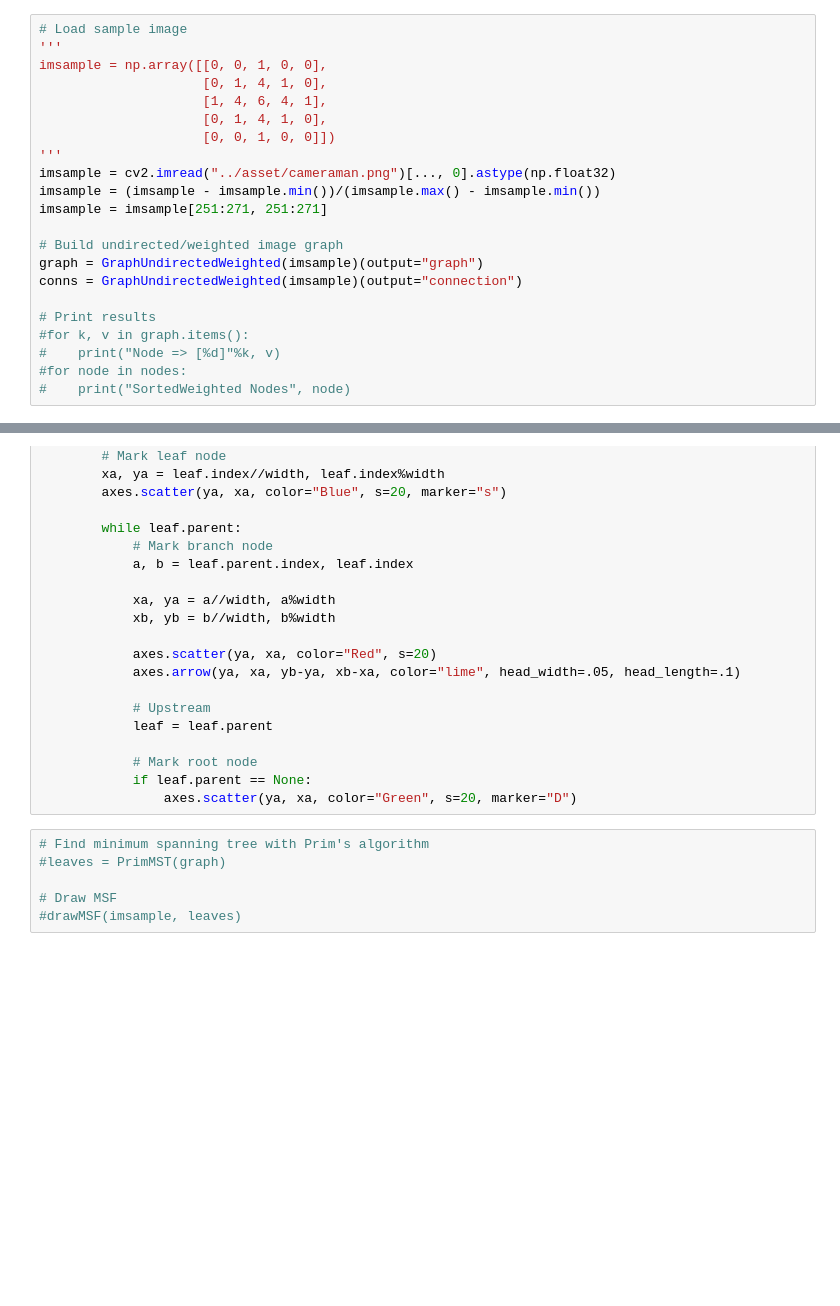
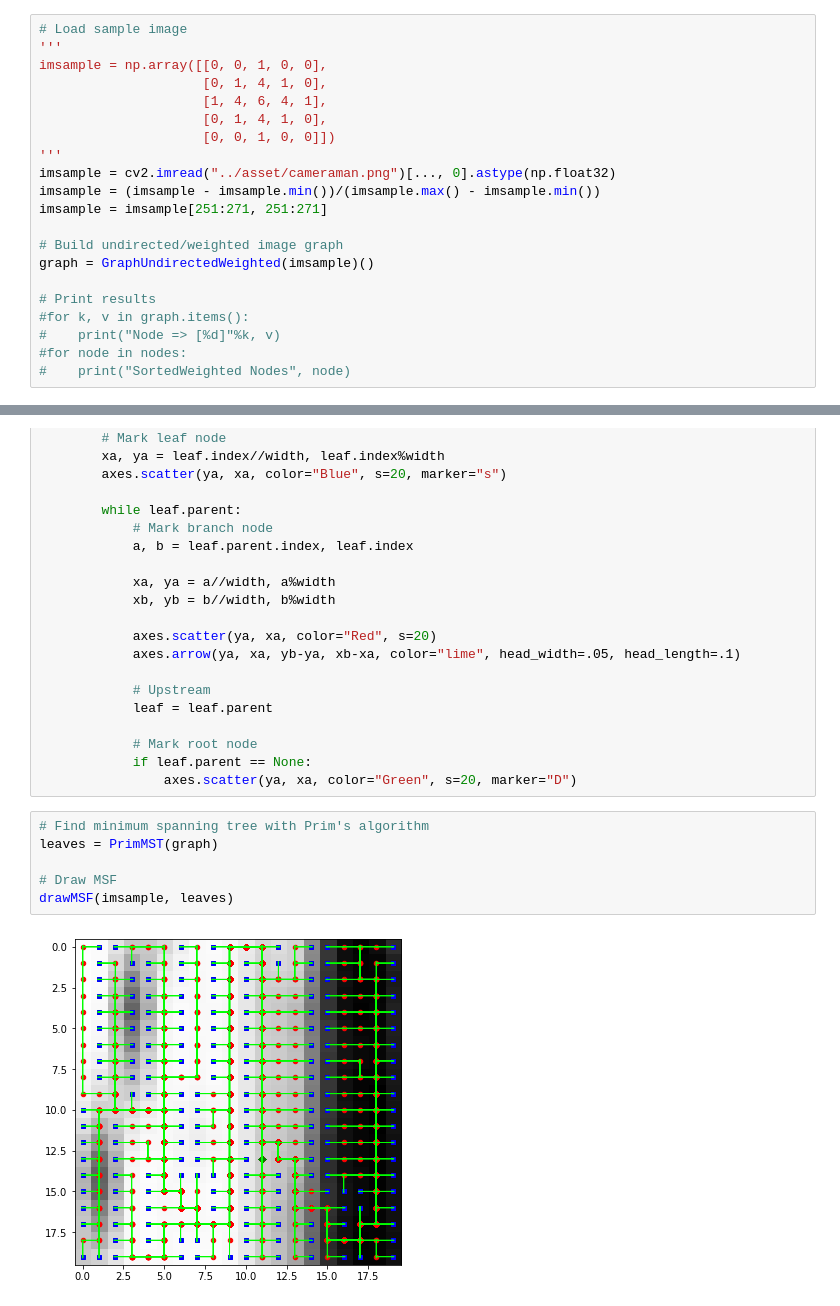
Before and after one commit to swyang50066/cv-segmentation, a Jupyter notebook: examples/PrimMST.ipynb, the cells around one changed output, grey strips where cells are left out. Drawn from its saved outputs; the diff is of its cells as text; blank space fills up the shorter version.

```diff
--- a/examples/PrimMST.ipynb
+++ b/examples/PrimMST.ipynb
@@ -23,8 +23,7 @@ imsample = (imsample - imsample.min())/(imsample.max() - imsample.min())
 imsample = imsample[251:271, 251:271]
 
 # Build undirected/weighted image graph
-graph = GraphUndirectedWeighted(imsample)(output="graph")
-conns = GraphUndirectedWeighted(imsample)(output="connection")
+graph = GraphUndirectedWeighted(imsample)()
 
 # Print results
 #for k, v in graph.items():
@@ -67,7 +66,9 @@ def drawMSF(x, leaves):
                 axes.scatter(ya, xa, color="Green", s=20, marker="D")
 # %%
 # Find minimum spanning tree with Prim's algorithm
-#leaves = PrimMST(graph)
+leaves = PrimMST(graph)
 
 # Draw MSF
-#drawMSF(imsample, leaves)
+drawMSF(imsample, leaves)
+# %% [output]
+[figure, added]
```
Also changed, not shown: parts of 2 cells of this notebook, 1 other file.
